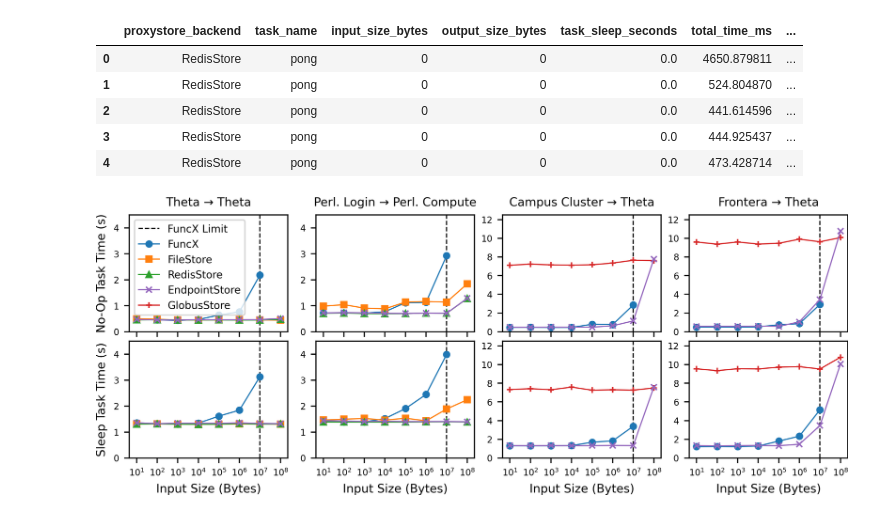
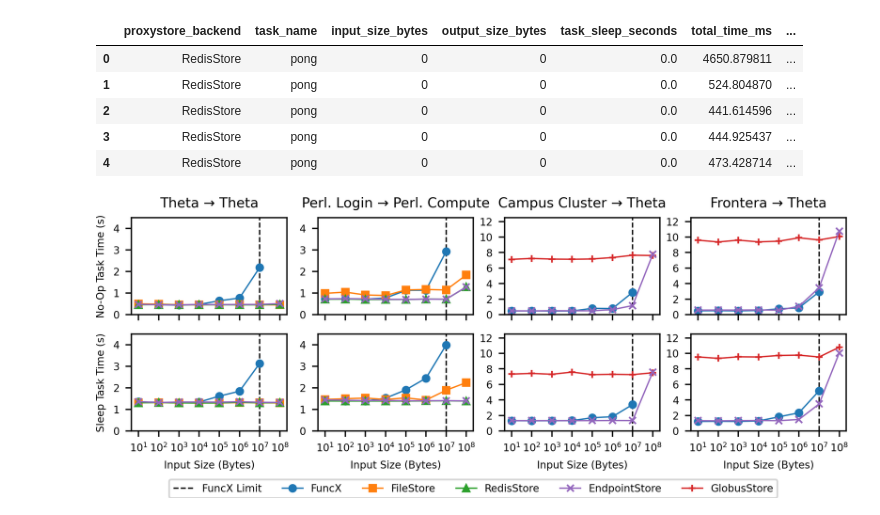
Before and after one commit to proxystore/sc23-evaluation, a Jupyter notebook: 0-funcx-roundtrip-execution-time.ipynb, the cells around one changed output. Drawn from its saved outputs; the diff is of its cells as text; code cells hidden in the pictures.

```diff
--- a/0-funcx-roundtrip-execution-time.ipynb
+++ b/0-funcx-roundtrip-execution-time.ipynb
@@ -206,40 +206,41 @@ for i in range(rows):
         for handle, label in zip(handles, labels):
             if label not in legend_handles:
                 legend_handles[label] = handle
 
 # plt.suptitle('FuncX Task Round Trip Times (s)')
 
-axs[1, 0].set_xlabel('Input Size (Bytes)')
-axs[1, 1].set_xlabel('Input Size (Bytes)')
-axs[1, 2].set_xlabel('Input Size (Bytes)')
-axs[1, 3].set_xlabel('Input Size (Bytes)')
-axs[0, 0].set_ylabel('No-Op Task Time (s)')
-axs[1, 0].set_ylabel('Sleep Task Time (s)')
+axs[1, 0].set_xlabel('Input Size (Bytes)', fontsize=6)
+axs[1, 1].set_xlabel('Input Size (Bytes)', fontsize=6)
+axs[1, 2].set_xlabel('Input Size (Bytes)', fontsize=6)
+axs[1, 3].set_xlabel('Input Size (Bytes)', fontsize=6)
+axs[0, 0].set_ylabel('No-Op Task Time (s)', fontsize=6)
+axs[1, 0].set_ylabel('Sleep Task Time (s)', fontsize=6)
 axs[0, 0].set_title('Theta → Theta')
 axs[0, 1].set_title('Perl. Login → Perl. Compute')
 axs[0, 2].set_title('Campus Cluster → Theta')
 axs[0, 3].set_title('Frontera → Theta')
 
 # Reorder legend
 # handles, labels = axs[0, 0].get_legend_handles_labels()
 # legend_order = [1, 2, 3, 4, 0]
 # axs[0, 0].legend([handles[i] for i in legend_order], [labels[i] for i in legend_order], loc='upper left')
-axs[0, 0].legend(legend_handles.values(), legend_handles.keys(), loc='upper left')
+# axs[0, 0].legend(legend_handles.values(), legend_handles.keys(), loc='upper left')
+axs[1, 0].legend(legend_handles.values(), legend_handles.keys(), loc='upper center', bbox_to_anchor=(2.2, -0.45), ncol=6)
 
 # Restrict y axis range
 for yi in (0, 1):
     for xi in (0, 1, 2, 3):
         axs[yi, xi].set_ylim([0, 4.5 if xi < 2 else 12.5])
         axs[yi, xi].set_ylim([0, 4.5 if xi < 2 else 12.5])
 
 # Restrict y labels to integers
 for yi in (0, 1):
     for xi in (0, 1, 2, 3):
         axs[yi, xi].get_yaxis().set_major_locator(mticker.MaxNLocator(integer=True))
 
-fig.tight_layout(h_pad=0.75, w_pad=0)
+# fig.tight_layout(h_pad=0.5, w_pad=0.5)
 
-fig.set_size_inches(7.5, 2.75)
+fig.set_size_inches(7.5, 2.25)
 plt.savefig('figures/funcx-roundtrip-task-times.png', pad_inches=0.05)
 # %% [output]
-[figure, old version]
+[figure, new version]
```
Also changed, not shown: 11 other files.
